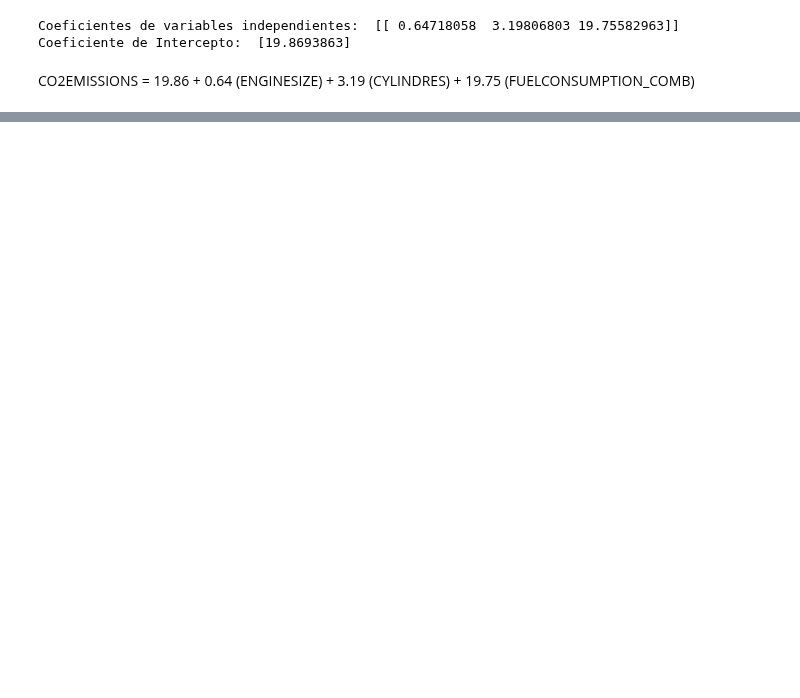
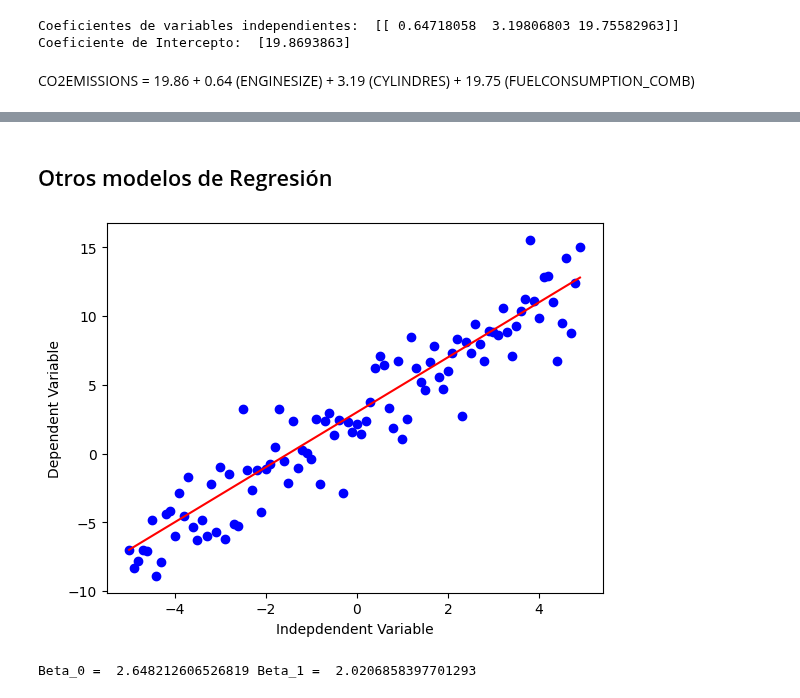
Before and after one commit to Benmaza/Benmaza, a Jupyter notebook: EBAC/Consumodegasolina.ipynb, the cells around one changed output, grey strips where cells are left out. Drawn from its saved outputs; the diff is of its cells as text; code cells hidden in the pictures; blank space fills up the shorter version.

```diff
--- a/EBAC/Consumodegasolina.ipynb
+++ b/EBAC/Consumodegasolina.ipynb
@@ -264,0 +267,19 @@ R2-score: 0.95
+# %% [markdown]
+## Otros modelos de Regresión
+# %%
+def pol_grado(x,Beta_0,Beta_1):
+    y = Beta_0 + Beta_1*x
+    return y
+# %%
+x = np.arange(-5.0, 5.0, 0.1)
+y = pol_grado(x,3,2)
+y_noise = 2 * np.random.normal(0,1,size=x.size)
+ydata = y + y_noise
+# %%
+plt.plot(x, ydata,  'bo')
+plt.plot(x,y, 'r')
+plt.ylabel('Dependent Variable')
+plt.xlabel('Indepdendent Variable')
+plt.show()
+# %% [output]
+[figure, added]
@@ -264,0 +289,4 @@ R2-score: 0.95
+# %%
+print("Beta_0 = ", popt[0], "Beta_1 = ", popt[1])
+# %% [output]
+Beta_0 =  2.648212606526819 Beta_1 =  2.0206858397701293
```
Also changed, not shown: parts of 24 cells of this notebook, 3 other files.
